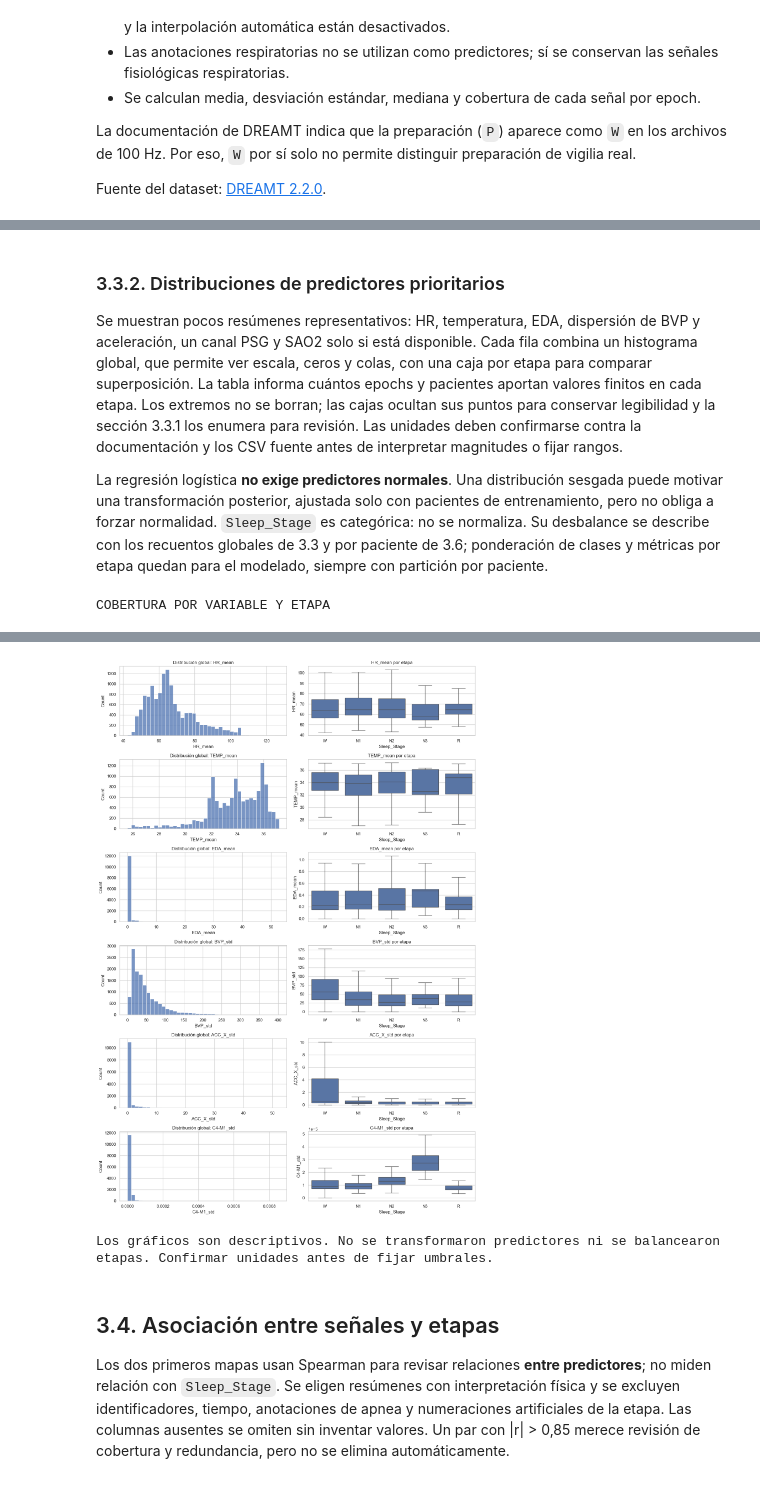
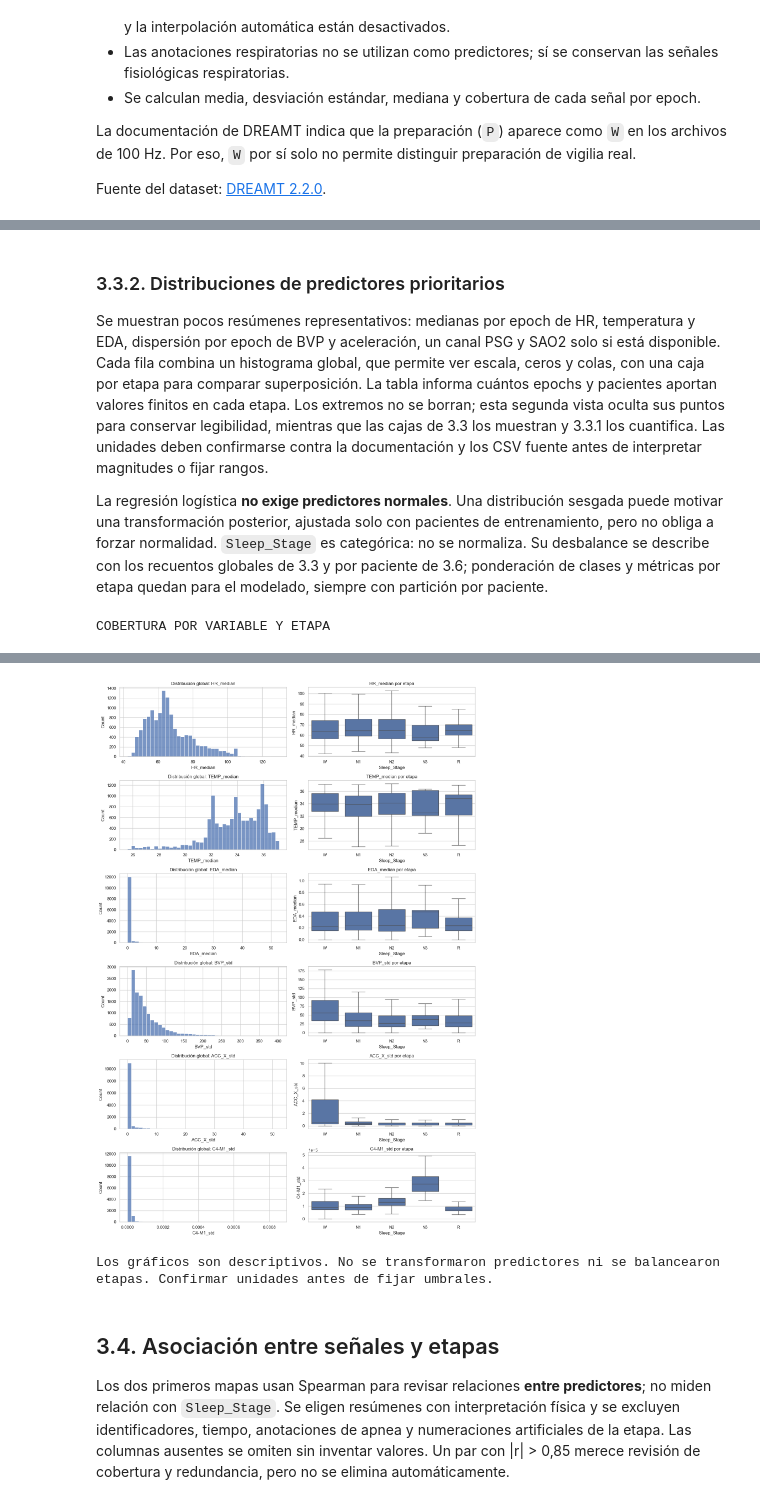
Before and after one commit to Taritto/TPI_CDD_G7, a Jupyter notebook: temporal_version_tp_cdd.ipynb, the cells around one changed output, grey strips where cells are left out. Cells and saved outputs as stored; diff of their text form; code cells hidden in the pictures.

```diff
--- a/temporal_version_tp_cdd.ipynb
+++ b/temporal_version_tp_cdd.ipynb
@@ -2850,7 +3200,7 @@ plt.tight_layout()
 plt.show()
 
 caracteristicas_propuestas = [
-    "HR_mean", "TEMP_mean", "EDA_mean", "BVP_std", "SAO2_mean"
+    "HR_median", "TEMP_median", "EDA_median", "BVP_std"
 ]
 caracteristicas = [
     col for col in caracteristicas_propuestas if col in df_epochs_all.columns
@@ -2902,7 +3252,8 @@ for fila, caracteristica in enumerate(caracteristicas):
         x="Sleep_Stage",
         y=caracteristica,
         order=orden_etapas,
-        showfliers=False,
+        showfliers=True,
+        flierprops={"marker": ".", "markersize": 2, "alpha": 0.35},
         ax=ax,
     )
     ax.set_title(f"{caracteristica} por etapa de sueño")
@@ -2915,8 +3266,8 @@ plt.show()
 print(
     "Cada observación es un epoch. Las cajas resumen datos agrupados "
     "de todos los pacientes; no representan al paciente típico. "
-    "Los valores atípicos no se dibujan como puntos, pero no se "
-    "eliminaron del dataset. Revisar patrones dudosos por paciente."
+    "Los puntos fuera de los bigotes son candidatos estadísticos; "
+    "no se eliminaron del dataset. Revisar patrones dudosos por paciente."
 )
 # %% [output]
 COBERTURA GLOBAL POR ETAPA
@@ -2956,7 +3306,7 @@ Se marcan valores alejados del rango intercuartílico global (1,5 × IQR) en car
 # %%
 # 3.3.1. Candidatos atípicos: marcas descriptivas, sin cambiar el dataset
 variables_revision = [
-    "HR_mean", "HR_std", "TEMP_mean", "EDA_mean", "EDA_std",
+    "HR_median", "HR_std", "TEMP_median", "EDA_median", "EDA_std",
     "BVP_std", "ACC_X_std", "ACC_Y_std", "ACC_Z_std",
 ] + [f"{senal}_std" for senal in psg_cols]
 variables_revision = list(dict.fromkeys(
@@ -2997,6 +3347,11 @@ for variable in variables_revision:
     )
     fila.update({
         "criterio": "1,5 × IQR global",
+        "minimo": valores.loc[validos].min(),
+        "p01": valores.loc[validos].quantile(0.01),
+        "mediana": valores.loc[validos].median(),
+        "p99": valores.loc[validos].quantile(0.99),
+        "maximo": valores.loc[validos].max(),
         "limite_inferior": limite_inferior,
         "limite_superior": limite_superior,
         "epochs_marcados": int(marcados.sum()),
@@ -3122,13 +3477,13 @@ CASOS PRIORITARIOS PARA INSPECCIÓN; NO ELIMINADOS
 # %% [markdown]
 ### 3.3.2. Distribuciones de predictores prioritarios
 
-Se muestran pocos resúmenes representativos: HR, temperatura, EDA, dispersión de BVP y aceleración, un canal PSG y SAO2 solo si está disponible. Cada fila combina un histograma global, que permite ver escala, ceros y colas, con una caja por etapa para comparar superposición. La tabla informa cuántos epochs y pacientes aportan valores finitos en cada etapa. Los extremos no se borran; las cajas ocultan sus puntos para conservar legibilidad y la sección 3.3.1 los enumera para revisión. Las unidades deben confirmarse contra la documentación y los CSV fuente antes de interpretar magnitudes o fijar rangos.
+Se muestran pocos resúmenes representativos: medianas por epoch de HR, temperatura y EDA, dispersión por epoch de BVP y aceleración, un canal PSG y SAO2 solo si está disponible. Cada fila combina un histograma global, que permite ver escala, ceros y colas, con una caja por etapa para comparar superposición. La tabla informa cuántos epochs y pacientes aportan valores finitos en cada etapa. Los extremos no se borran; esta segunda vista oculta sus puntos para conservar legibilidad, mientras que las cajas de 3.3 los muestran y 3.3.1 los cuantifica. Las unidades deben confirmarse contra la documentación y los CSV fuente antes de interpretar magnitudes o fijar rangos.
 
 La regresión logística **no exige predictores normales**. Una distribución sesgada puede motivar una transformación posterior, ajustada solo con pacientes de entrenamiento, pero no obliga a forzar normalidad. `Sleep_Stage` es categórica: no se normaliza. Su desbalance se describe con los recuentos globales de 3.3 y por paciente de 3.6; ponderación de clases y métricas por etapa quedan para el modelado, siempre con partición por paciente.
 # %%
 # 3.3.2. Distribuciones de predictores prioritarios
 candidatas_distribucion = [
-    "HR_mean", "TEMP_mean", "EDA_mean", "BVP_std",
+    "HR_median", "TEMP_median", "EDA_median", "BVP_std",
     "ACC_X_std", "C4-M1_std", "SAO2_mean",
 ]
 variables_distribucion = [c for c in candidatas_distribucion
@@ -3202,10 +3557,10 @@ COBERTURA POR VARIABLE Y ETAPA
 | ... | ... | ... | ... | ... | ... | ... |
 | 25 | C4-M1_std | W | 4267 | 4267 | 100.0 | 18 |
 | 26 | C4-M1_std | N1 | 1589 | 1589 | 100.0 | 18 |
 | 27 | C4-M1_std | N2 | 5744 | 5744 | 100.0 | 18 |
 | 28 | C4-M1_std | N3 | 438 | 438 | 100.0 | 7 |
 | 29 | C4-M1_std | R | 1127 | 1127 | 100.0 | 14 |
-[figure, old version]
+[figure, new version]
 Los gráficos son descriptivos. No se transformaron predictores ni se balancearon etapas. Confirmar unidades antes de fijar umbrales.
 # %% [markdown]
 ## 3.4. Asociación entre señales y etapas
```
Also changed, not shown: parts of 24 cells of this notebook, 5 other files.
